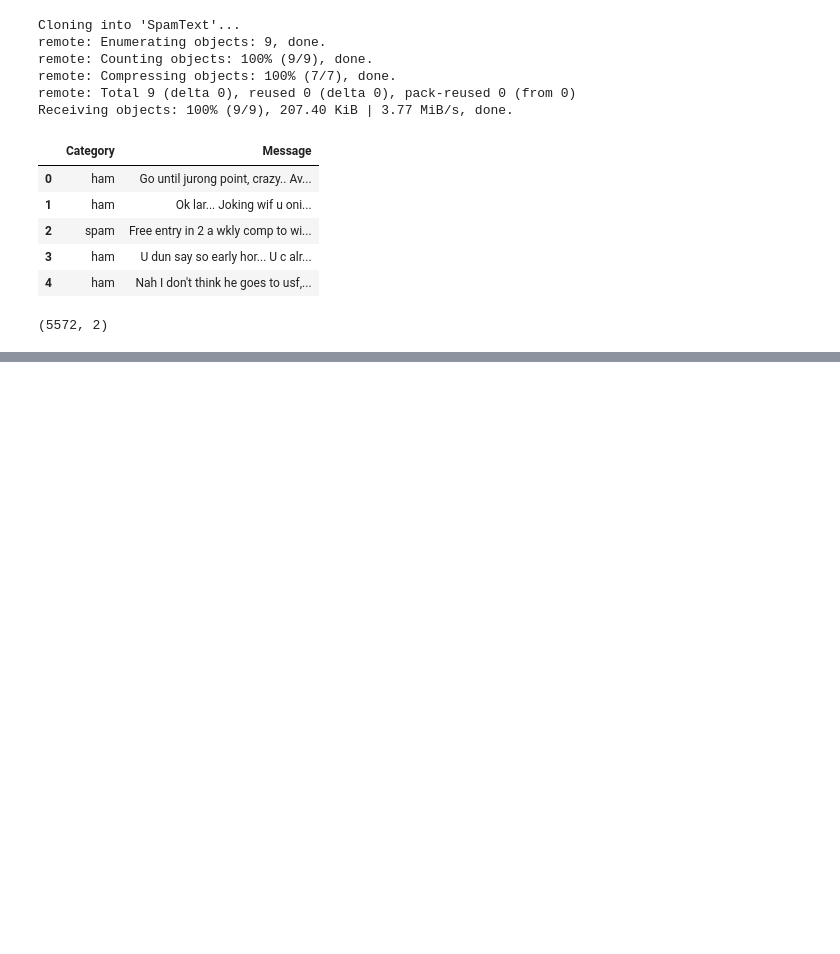
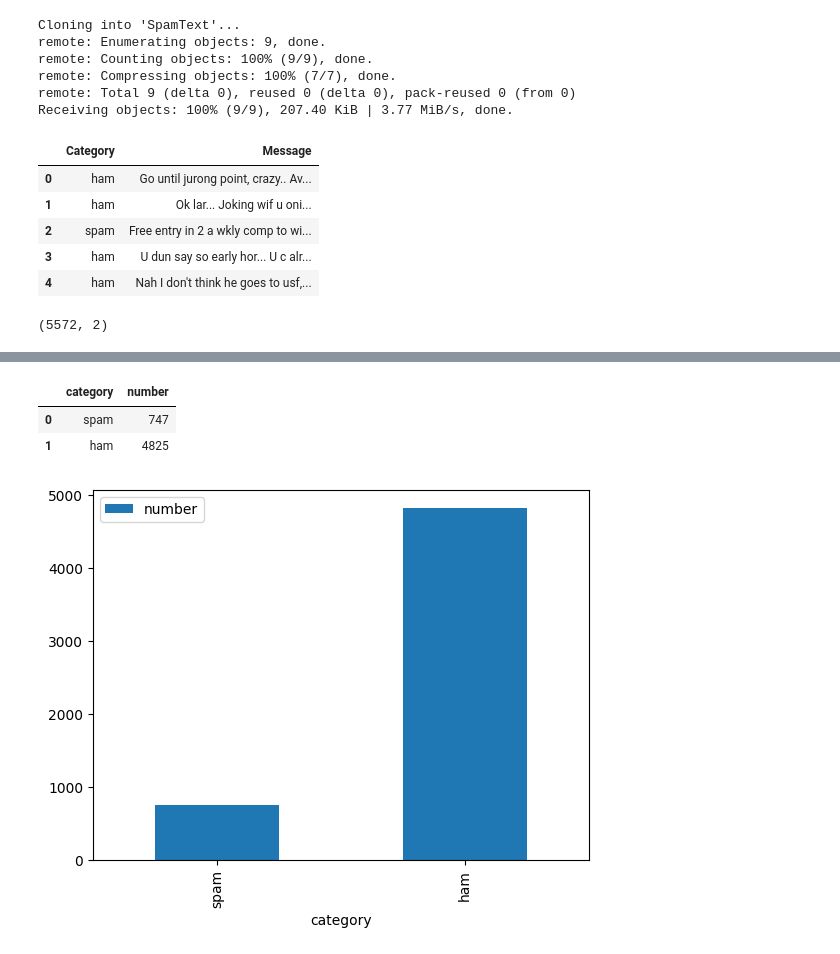
Before and after one commit to Mahdi-Miri/SpamText, a Jupyter notebook: SpamMessage.ipynb, the cells around one changed output, grey strips where cells are left out. Saved outputs shown, nothing was run; the diff lists cells and outputs as text; code cells hidden in the pictures; blank space fills up the shorter version.

```diff
--- a/SpamMessage.ipynb
+++ b/SpamMessage.ipynb
@@ -26,3 +31,5 @@ df.head()
 df.shape
 # %% [output]
 (5572, 2)
+# %%
+df["Category"].replace({"ham" : 0 , "spam": 1}, inplace=True)
@@ -28,0 +52,15 @@ df.shape
+# %%
+data = {"category" : ["spam" , "ham"],
+        "number" : [len(df.loc[df.Category ==1]),len(df.loc[df.Category == 0])]}
+df_count = pd.DataFrame(data,columns=["category","number"])
+# %%
+df_count
+# %% [output]
+|  | category | number |
+| 0 | spam | 747 |
+| 1 | ham | 4825 |
+# %%
+df_count.plot.bar(x = "category" , y = "number")
+plt.show()
+# %% [output]
+[figure, added]
```
Also changed, not shown: parts of 12 cells of this notebook.
